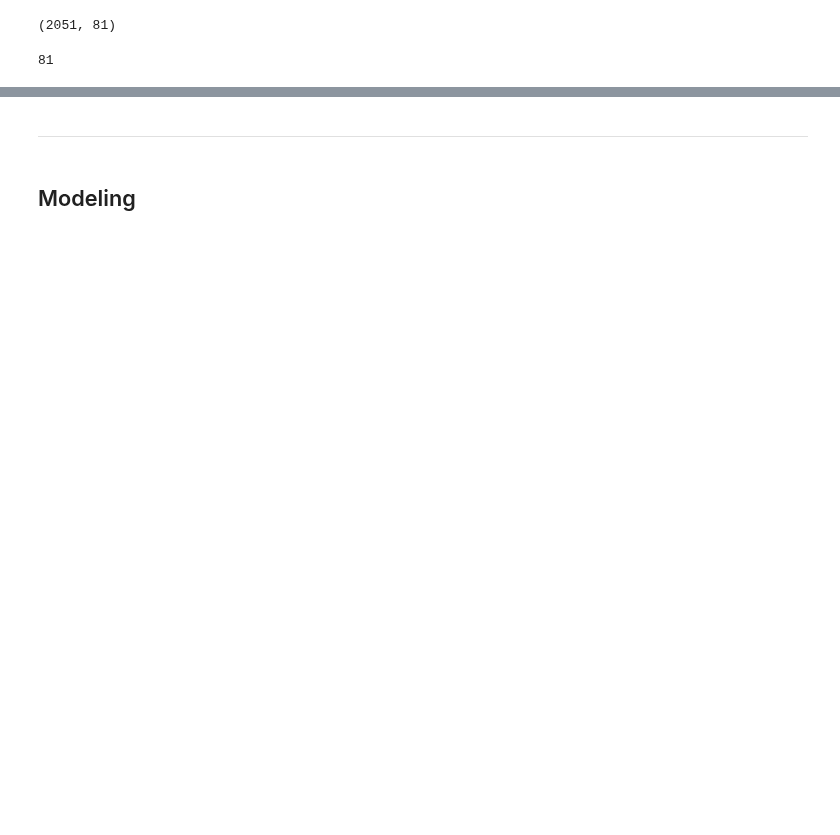
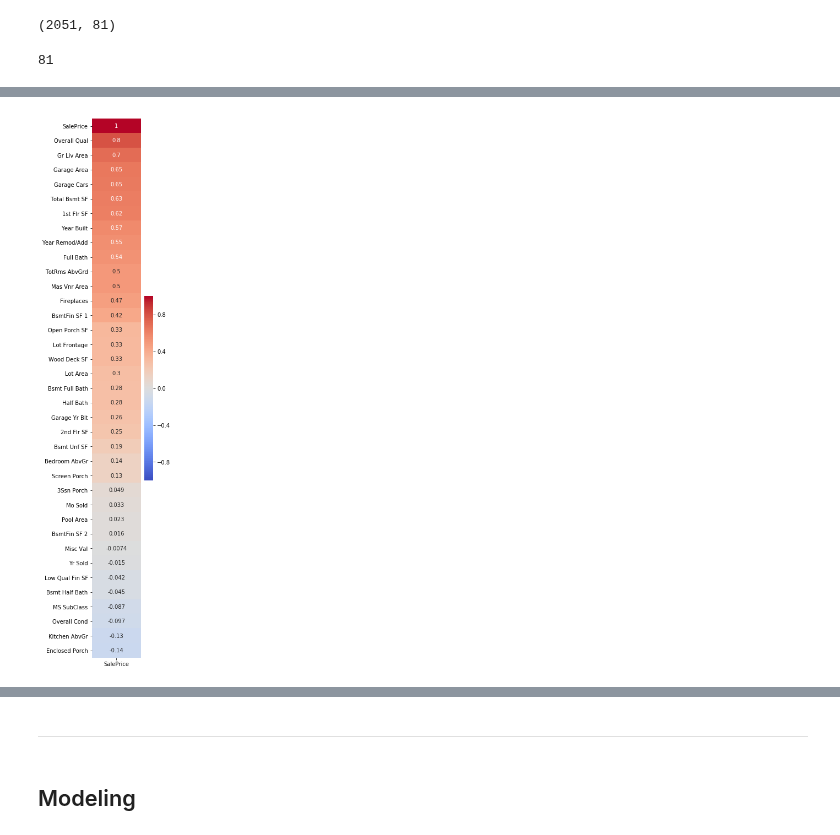
Before and after one commit to CreightonAshton/Scratchwork, a Jupyter notebook: Code/Ames/Ames.ipynb, the cells around one changed output, grey strips where cells are left out. Saved outputs shown, nothing was run; the diff lists cells and outputs as text; code cells hidden in the pictures; blank space fills up the shorter version.

```diff
--- a/Code/Ames/Ames.ipynb
+++ b/Code/Ames/Ames.ipynb
@@ -357,4 +363,5 @@ Nothing out of the ordinary when it comes to categorical data. I will eventually
 # df['Central Air'] = df['Central Air'].map({'Y':1, 'N':0})
 # %%
 # Now let's make a list of our numerical data
-num_list = [df.dtypes.index[i] for i in range(len(df.dtypes)) if df.dtypes[i] == 'int64' or df.dtypes[i] == 'float64']
+num_list = df._get_numeric_data().columns
+len(num_list)
@@ -368,0 +380,3 @@ len(num_list) + len(cat_list)
+# %%
+unwanted = ['SalePrice', 'Id', 'PID']
+num_list = [ele for ele in num_list if ele not in unwanted]
@@ -368,0 +416,4 @@ len(num_list) + len(cat_list)
+# %%
+check_corr(df, num_list, 'SalePrice')
+# %% [output]
+[figure, added]
```
Also changed, not shown: parts of 28 cells of this notebook.
